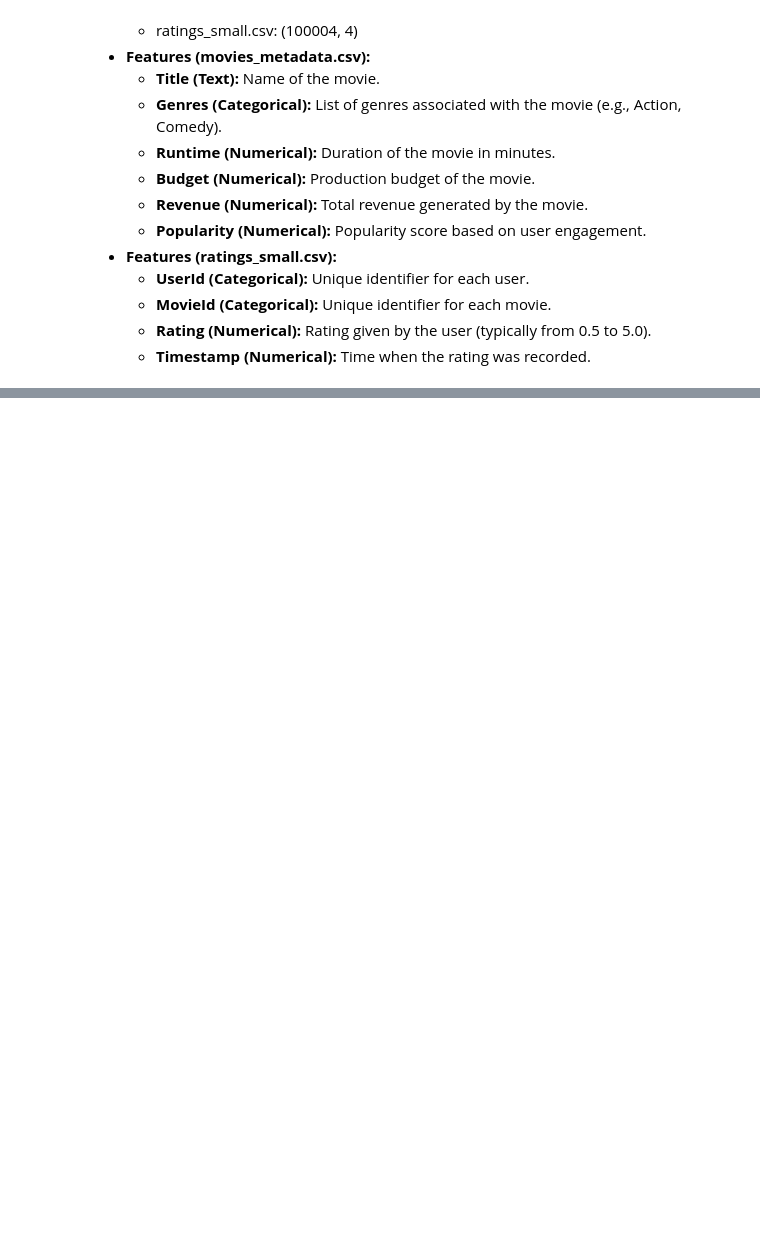
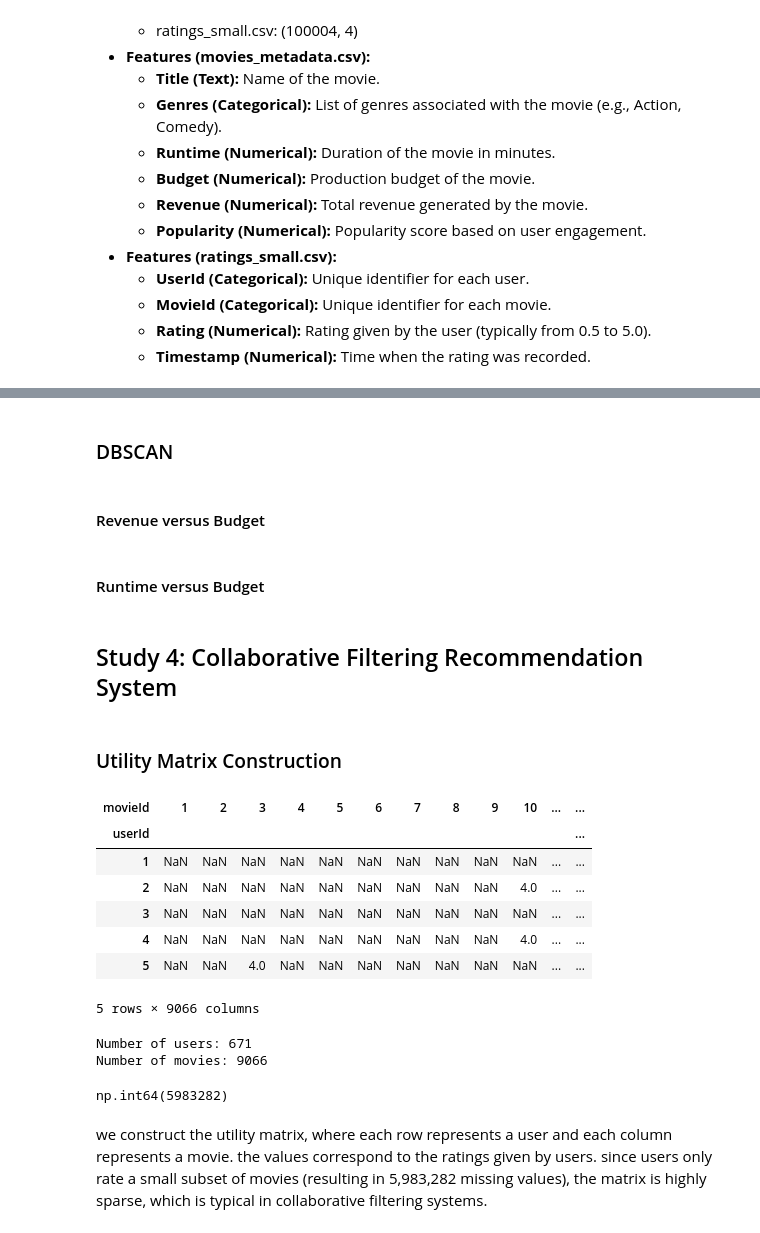
Before and after one commit to Zixin-Fan/CSI4142-A4, a Jupyter notebook: CSI4142_A4_ZixinFan_SolinMaaroof.ipynb, the cells around one changed output, grey strips where cells are left out. Drawn from its saved outputs; the diff is of its cells as text; code cells hidden in the pictures; blank space fills up the shorter version.

```diff
--- a/CSI4142_A4_ZixinFan_SolinMaaroof.ipynb
+++ b/CSI4142_A4_ZixinFan_SolinMaaroof.ipynb
@@ -60,0 +327,34 @@ ratings.shape
+# %% [markdown]
+### DBSCAN
+# %% [markdown]
+#### Revenue versus Budget
+# %% [markdown]
+#### Runtime versus Budget
+# %% [markdown]
+## Study 4: Collaborative Filtering Recommendation System
+# %% [markdown]
+### Utility Matrix Construction
+# %%
+R = ratings.pivot(index='userId',columns='movieId',values='rating') # use.pivot to construct the matrix
+R.head()
+# %% [output]
+| movieId | 1 | 2 | 3 | 4 | 5 | 6 | 7 | 8 | 9 | 10 | ... | ... |
+| userId |  |  |  |  |  |  |  |  |  |  |  | ... |
+| 1 | NaN | NaN | NaN | NaN | NaN | NaN | NaN | NaN | NaN | NaN | ... | ... |
+| 2 | NaN | NaN | NaN | NaN | NaN | NaN | NaN | NaN | NaN | 4.0 | ... | ... |
+| 3 | NaN | NaN | NaN | NaN | NaN | NaN | NaN | NaN | NaN | NaN | ... | ... |
+| 4 | NaN | NaN | NaN | NaN | NaN | NaN | NaN | NaN | NaN | 4.0 | ... | ... |
+| 5 | NaN | NaN | 4.0 | NaN | NaN | NaN | NaN | NaN | NaN | NaN | ... | ... |
+5 rows × 9066 columns
+# %%
+print("Number of users:",R.shape[0])
+print("Number of movies:",R.shape[1])
+# %% [output]
+Number of users: 671
+Number of movies: 9066
+# %%
+R.isna().sum().sum() # these missing values indicate user-item pairs where no rating was provided, meaning the user has not interacted with the item.
+# %% [output]
+np.int64(5983282)
+# %% [markdown]
+we construct the utility matrix, where each row represents a user and each column represents a movie. the values correspond to the ratings given by users. since users only rate a small subset of movies (resulting in 5,983,282 missing values), the matrix is highly sparse, which is typical in collaborative filtering systems.
```
Also changed, not shown: parts of 84 cells of this notebook.
